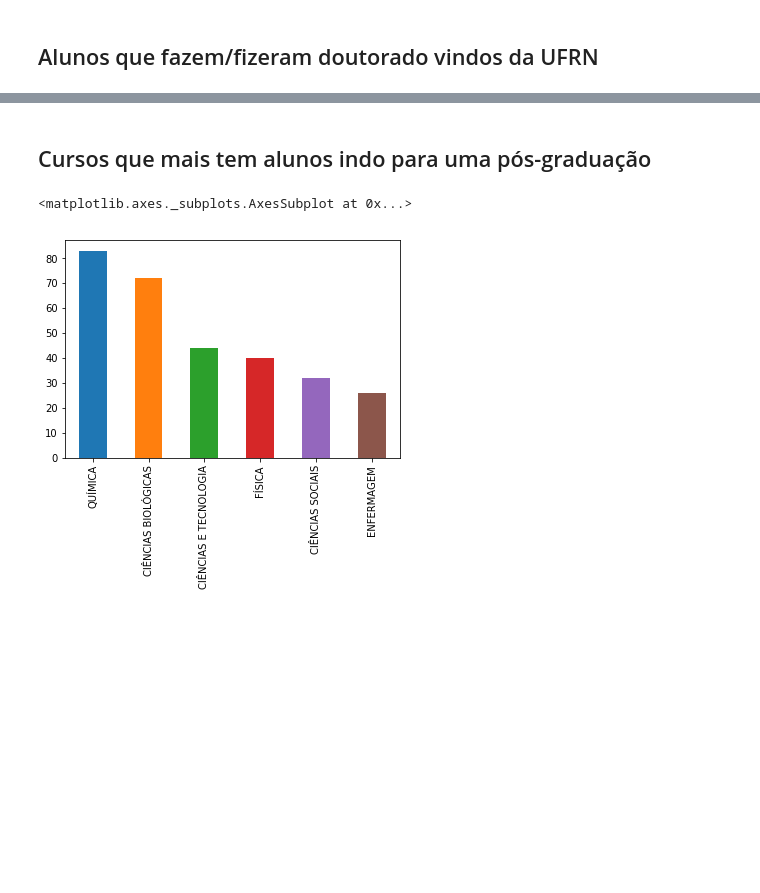
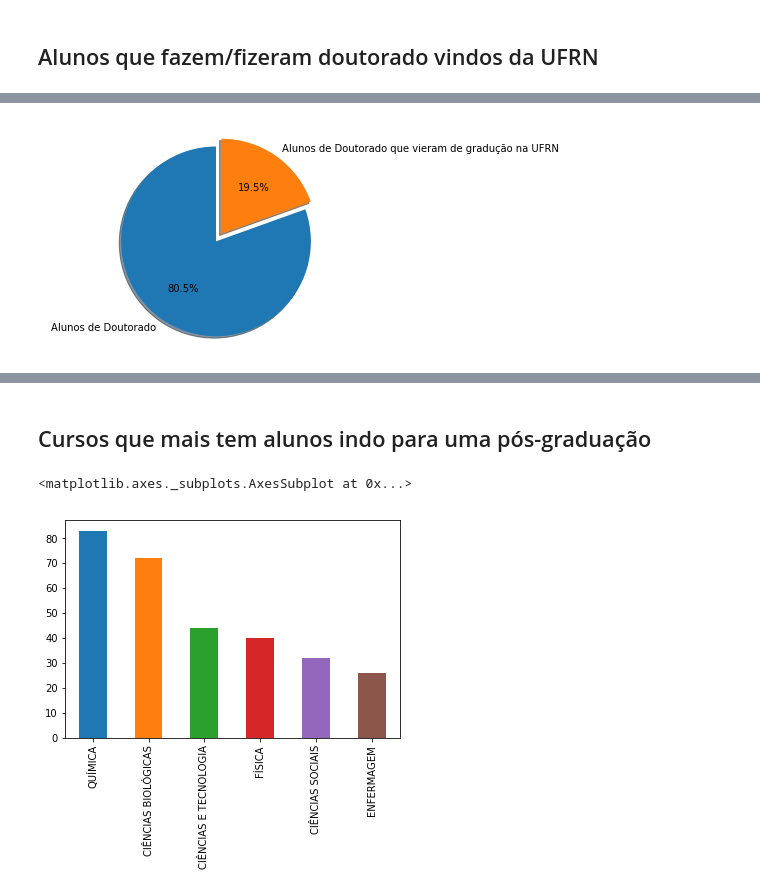
Before and after one commit to jeowf/pos-ufrn, a Jupyter notebook: Trabalho_Unidade_2.ipynb, the cells around one changed output, grey strips where cells are left out. Saved outputs shown, nothing was run; the diff lists cells and outputs as text; code cells hidden in the pictures; blank space fills up the shorter version.

```diff
--- a/Trabalho_Unidade_2.ipynb
+++ b/Trabalho_Unidade_2.ipynb
@@ -60,10 +114,14 @@ alunos_all = pd.concat(alunos)
 # %%
 #filtra os alunos de doutorado
 dout_all = alunos_all.loc[ alunos_all['nivel_ensino'] == 'DOUTORADO']
-# %%
-#filtra os alunos de graduação
-grad = alunos_all.loc[ alunos_all['nivel_ensino'] == 'GRADUAÇÃO']
 # %%
 #verifica a interseção entre nomes de alunos nas duas tabelas acima
 #dout_ufrn = set.intersection(set(dout_all['nome_discente']), set(grad['nome_discente'])) outro jeito de fazer
-dout_ufrn = pd.merge(dout_all,grad, how='inner', on=['nome_discente']).drop_duplicates(["nome_discente"], keep='last')
+
+#dout_ufrn = pd.merge(dout_all,grad, how='inner', on=['nome_discente'])
+
+dout_ufrn = pd.concat([dout_all, grad])
+
+dout_ufrn = dout_ufrn[dout_ufrn["nome_discente"].duplicated()]
+
+dout_ufrn = dout_ufrn.drop_duplicates(["nome_discente"], keep='last')
@@ -75 +154,16 @@ values = [dout_all.shape[0],dout_ufrn.shape[0]]
+# %%
+#armazena a quantidade de alunos no doutorado e quais deles vieram de alguma graduação
+values = [dout_all.shape[0],dout_ufrn.shape[0]]
+
+#cria um gráfico para mostrar a proporção de alunos que fizeram a graduação e que fizeram/fazem doutorado
+fig1, ax1 = plt.subplots()
+labels = 'Alunos de Doutorado', 'Alunos de Doutorado que vieram de gradução na UFRN'
+explode = (0, 0.1)
+ax1.pie(values, explode=explode, labels=labels, autopct='%1.1f%%',
+        shadow=True, startangle=90)
+ax1.axis('equal')
+
+plt.show()
+# %% [output]
+[figure, added]
 # %%
```
Also changed, not shown: parts of 12 cells of this notebook.
